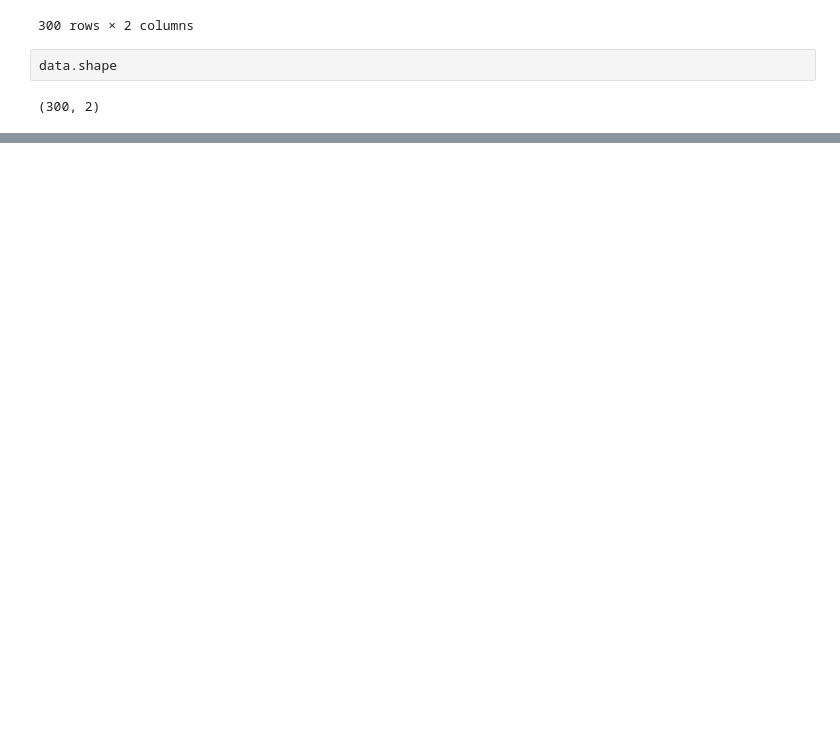
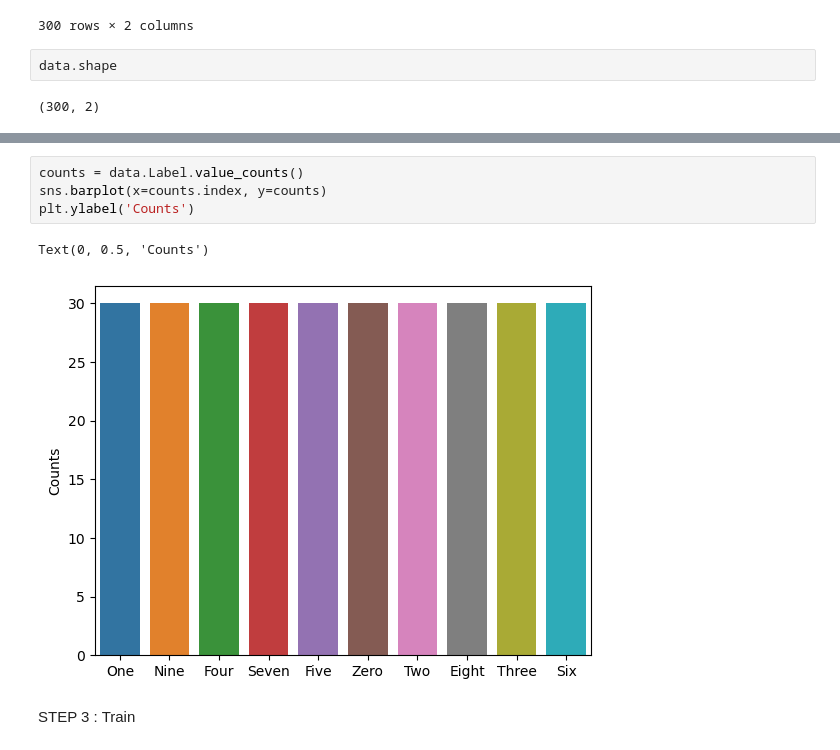
Before and after one commit to HikariJadeEmpire/THNumber_img_classification, a Jupyter notebook: numberclassifier.ipynb, the cells around one changed output, grey strips where cells are left out. Saved outputs shown, nothing was run; the diff lists cells and outputs as text; blank space fills up the shorter version.

```diff
--- a/numberclassifier.ipynb
+++ b/numberclassifier.ipynb
@@ -96,0 +112,9 @@ plt.show()
+# %%
+counts = data.Label.value_counts()
+sns.barplot(x=counts.index, y=counts)
+plt.ylabel('Counts')
+# %% [output]
+Text(0, 0.5, 'Counts')
+[figure, added]
+# %% [markdown]
+STEP 3 : Train
```
Also changed, not shown: parts of 14 cells of this notebook.
